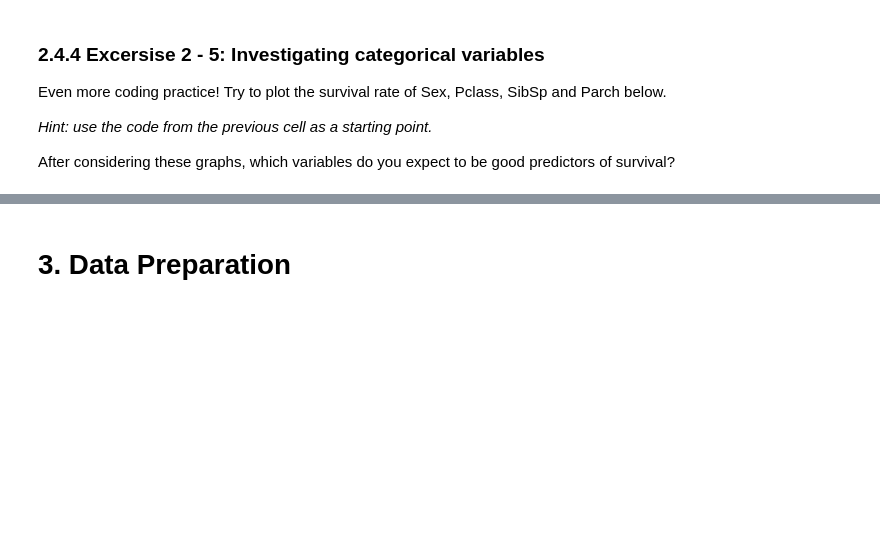
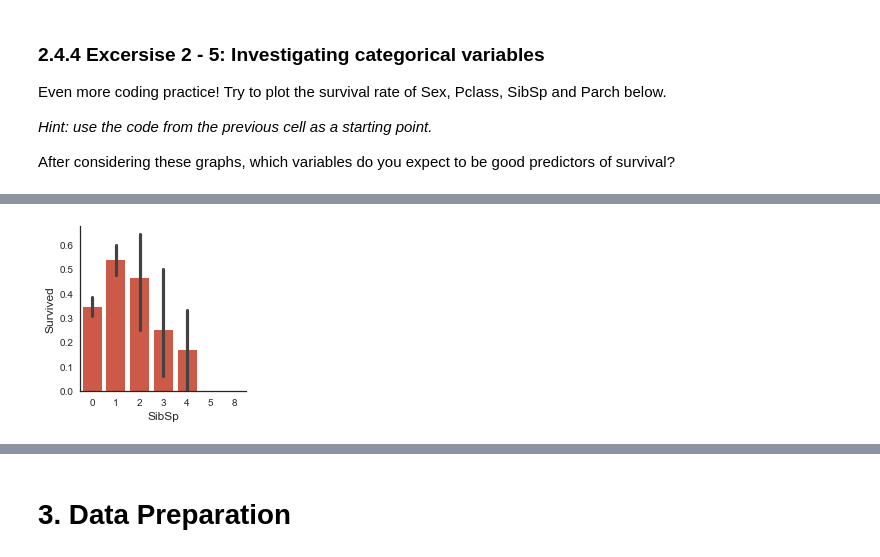
Before and after one commit to probe301/kaggle, a Jupyter notebook: Titanic/An Interactive Data Science Tutorial.ipynb, the cells around one changed output, grey strips where cells are left out. Cells and saved outputs as stored; diff of their text form; code cells hidden in the pictures; blank space fills up the shorter version.

```diff
--- a/Titanic/An Interactive Data Science Tutorial.ipynb
+++ b/Titanic/An Interactive Data Science Tutorial.ipynb
@@ -272,6 +376,9 @@ After considering these graphs, which variables do you expect to be good predict
 # %%
 # Excersise 4
 # Plot survival rate by SibSp
+plot_categories( titanic , cat = 'SibSp' , target = 'Survived' )
+# %% [output]
+[figure, added]
 # %%
 # Excersise 5
 # Plot survival rate by Parch
```
Also changed, not shown: parts of 25 cells of this notebook, 1 other file.
